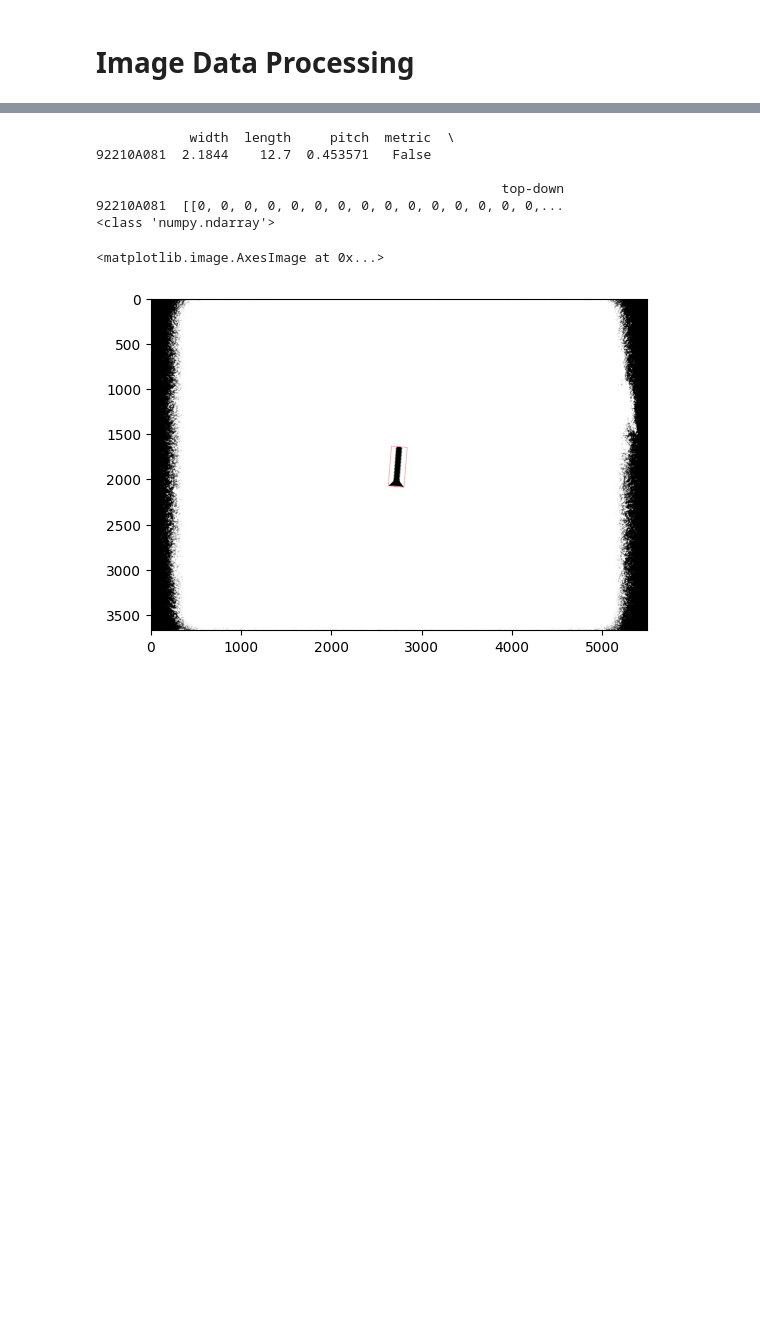
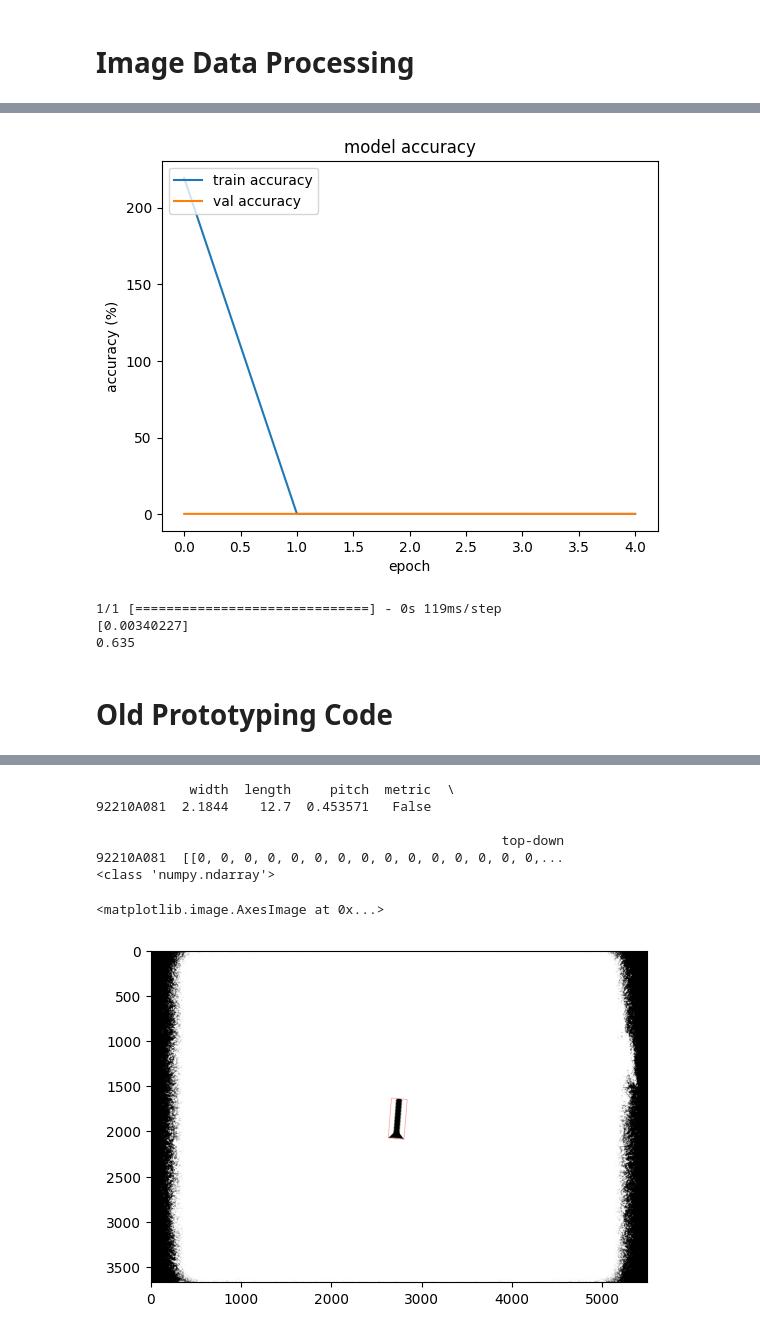
Before and after one commit to Evanyl/screw-sorter-sw, a Jupyter notebook: screw_sorter_pipeline.ipynb, the cells around one changed output, grey strips where cells are left out. Saved outputs shown, nothing was run; the diff lists cells and outputs as text; code cells hidden in the pictures; blank space fills up the shorter version.

```diff
--- a/screw_sorter_pipeline.ipynb
+++ b/screw_sorter_pipeline.ipynb
@@ -294,0 +386,30 @@ transformed.head()
+# %%
+conv_NN = models.Sequential()
+conv_NN.add(layers.Conv2D(32, (3,3), activation='relu',           \
+                          input_shape=(X_train.iloc[0].shape[0],
+                                       X_train.iloc[0].shape[1],
+                                       1)))
+conv_NN.add(layers.MaxPooling2D((2,2)))
+conv_NN.add(layers.Conv2D(64, (3,3), activation = 'relu'))
+conv_NN.add(layers.MaxPooling2D((2,2)))
+conv_NN.add(layers.Flatten())
+conv_NN.add(layers.Dropout(0.5))
+conv_NN.add(layers.Dense(64,activation = 'relu'))
+conv_NN.add(layers.Dense(1, activation="linear"))
+
+conv_NN.compile(loss=MeanSquaredError(),
+                optimizer='Adam',
+                metrics=[Accuracy()])
+# %%
+# TODO: clean this stuff up...
+X = np.array([x.reshape(x.shape[0], x.shape[1], 1) for x in X_train.values])
+y = y_train.values.astype(np.float64)
+
+X_t = np.array([x.reshape(x.shape[0], x.shape[1], 1) for x in X_test.values])
+y_t = y_test.values.astype(np.float64)
+
+ret = conv_NN.fit(X,
+                  y,
+                  validation_data=(X_t, y_t),
+                  epochs=5,
+                  batch_size=5)
@@ -295 +427,22 @@ transformed.head()
+# %%
+from matplotlib import pyplot as plt
+
+plt.plot(ret.history['loss'])
+plt.plot(ret.history['val_loss'])
+plt.title('model accuracy')
+plt.ylabel('accuracy (%)')
+plt.xlabel('epoch')
+plt.legend(['train accuracy', 'val accuracy'], loc='upper left')
+plt.show()
+# %% [output]
+[figure, added]
+# %%
+print(conv_NN.predict(np.array([X_t[10]]))[0])
+print(y_t[10])
+# %% [output]
+1/1 [==============================] - 0s 119ms/step
+[0.00340227]
+0.635
+# %% [markdown]
+# Old Prototyping Code
 # %%
```
Also changed, not shown: parts of 13 cells of this notebook.
